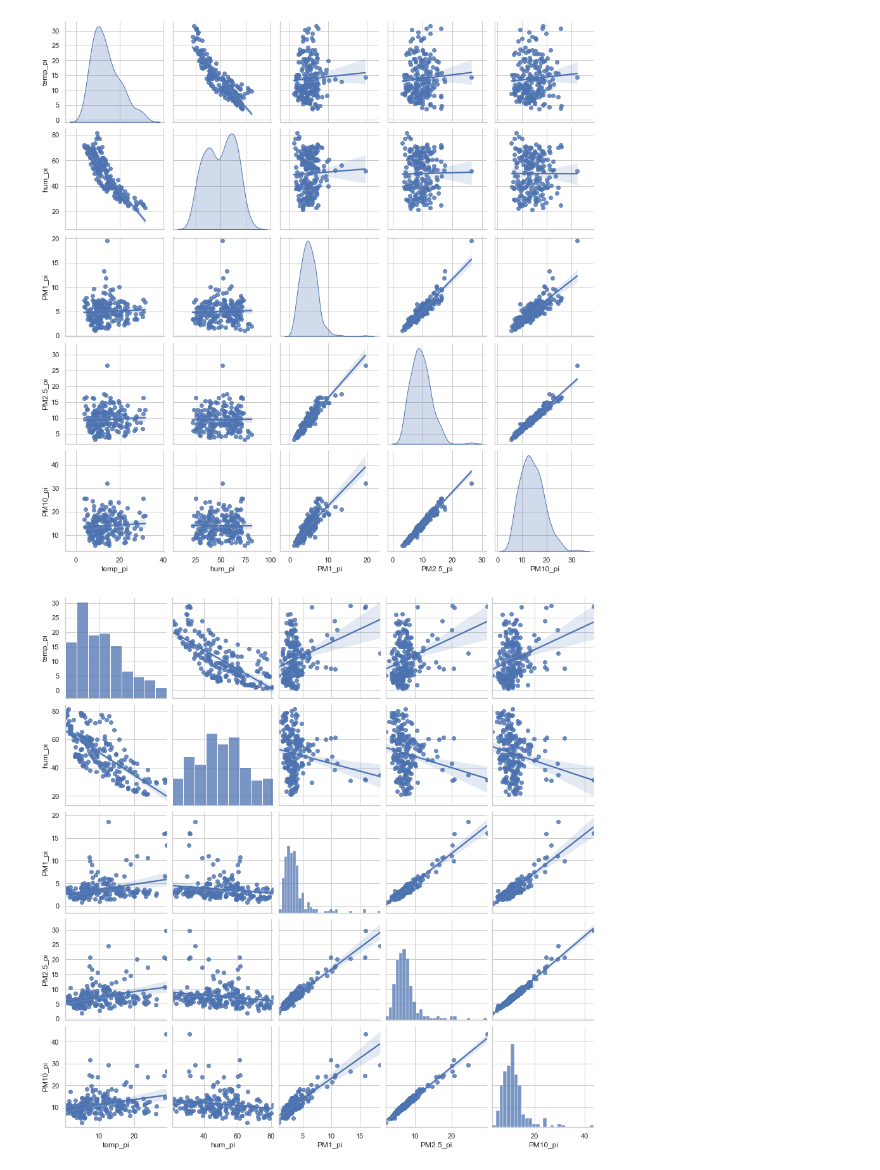
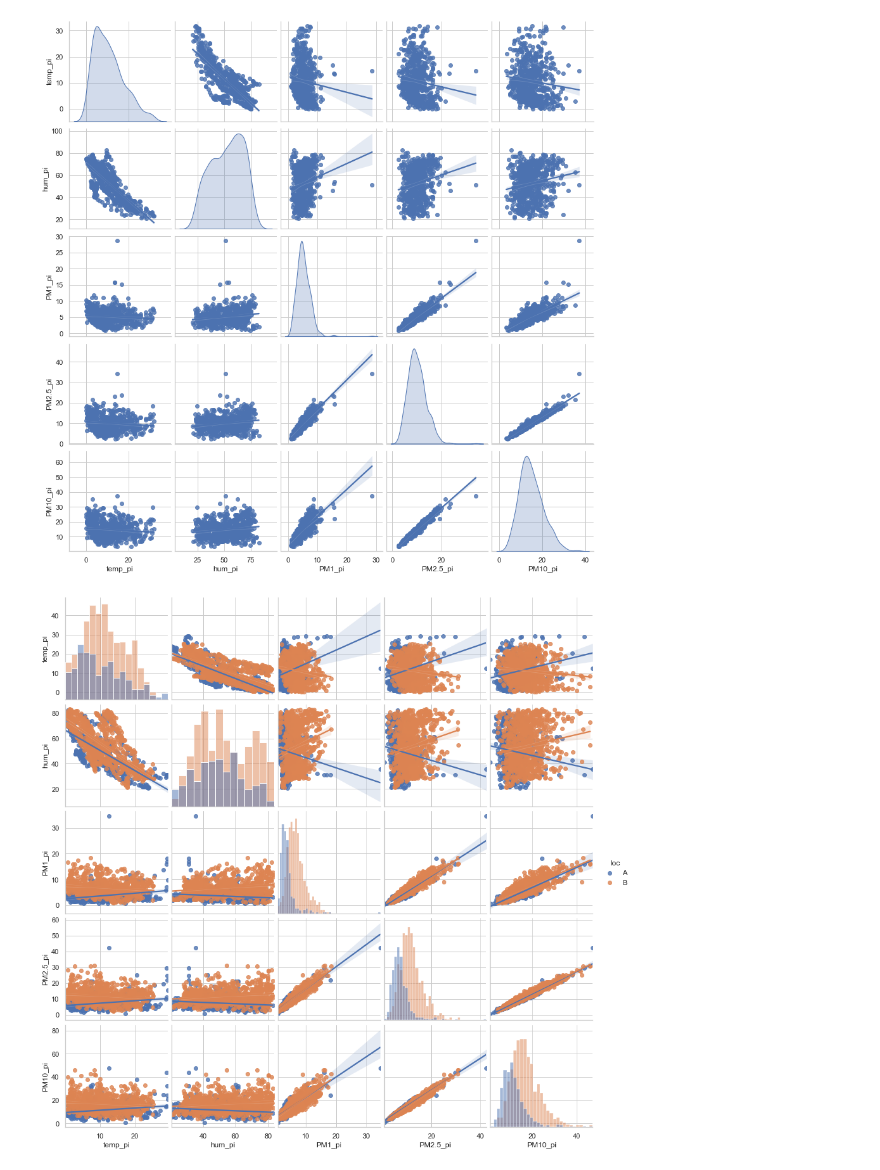
Before and after one commit to p-lothaller/Air-Quality-Forecast-Challenge, a Jupyter notebook: PostProcessing/airdata_vis.ipynb, the cells around one changed output. Cells and saved outputs as stored; diff of their text form; code cells hidden in the pictures.

```diff
--- a/PostProcessing/airdata_vis.ipynb
+++ b/PostProcessing/airdata_vis.ipynb
@@ -5,7 +5,8 @@ import numpy as np
 import seaborn as sns
 import matplotlib.pyplot as plt
 
-air = pd.read_csv("1h_allData.csv")
+#air = pd.read_csv("/Users/agallagher/Air-Quality-Forecast-Challenge/data/processing/1h_allData.csv")
+air = pd.read_csv("/Users/agallagher/Air-Quality-Forecast-Challenge/data/processing/30min_allData.csv")
 
 #convert appropriate columns to datetime format
 air['time'] = pd.to_datetime(air['time'], yearfirst=True, utc = True)
@@ -151,11 +161,14 @@ g = sns.jointplot(data = air, x = 'temp_pi', y = 'hum_pi', kind = "reg").plot_jo
 # %%
 # can also filter using df.query('X < ###')
 #march
 g.march = sns.pairplot(air.query('date.dt.month == 3'),  vars = ["temp_pi", "hum_pi", "PM1_pi", "PM2.5_pi", "PM10_pi"],
                  kind = "reg", diag_kind = "kde")
 #april
 g.april = sns.pairplot(air.query('date.dt.month == 4'),  vars = ["temp_pi", "hum_pi", "PM1_pi", "PM2.5_pi", "PM10_pi"],
+                       kind = "reg", diag_kind = "hist", hue = 'loc')
+
+g.may = sns.pairplot(air.query('date.dt.month == 5'),  vars = ["temp_pi", "hum_pi", "PM1_pi", "PM2.5_pi", "PM10_pi"],
                        kind = "reg", diag_kind = "hist")
 # %% [output]
-[figure, old version]
+[figure, new version]
-[figure, old version]
+[figure, new version]
```
Also changed, not shown: parts of 12 cells of this notebook, 10 other files.
